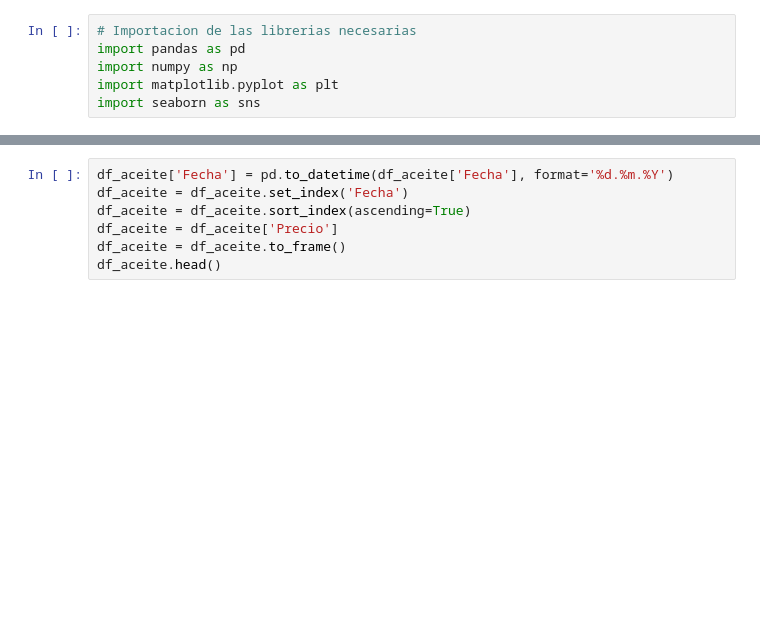
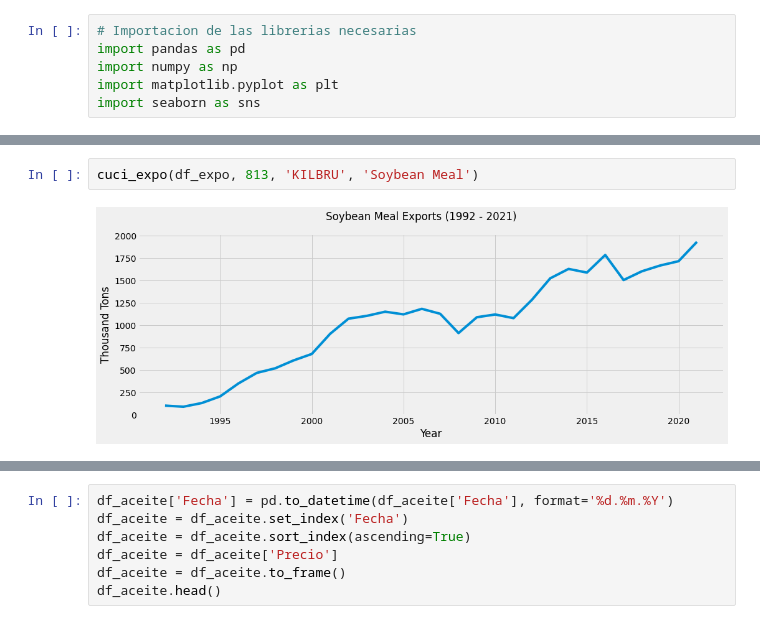
Before and after one commit to AdoxNotFound/nontraditional_exports_bolivia, a Jupyter notebook: 3. individual_analysis.ipynb, the cells around one changed output, grey strips where cells are left out. Drawn from its saved outputs; the diff is of its cells as text; blank space fills up the shorter version.

```diff
--- a/3. individual_analysis.ipynb
+++ b/3. individual_analysis.ipynb
@@ -202,0 +42,4 @@ df_harina = pd.read_excel(r"/content/drive/MyDrive/Data/Raw/Datos históricos F
+# %%
+cuci_expo(df_expo, 813, 'KILBRU', 'Soybean Meal')
+# %% [output]
+[figure, added]
```
Also changed, not shown: parts of 64 cells of this notebook, 5 other files.
